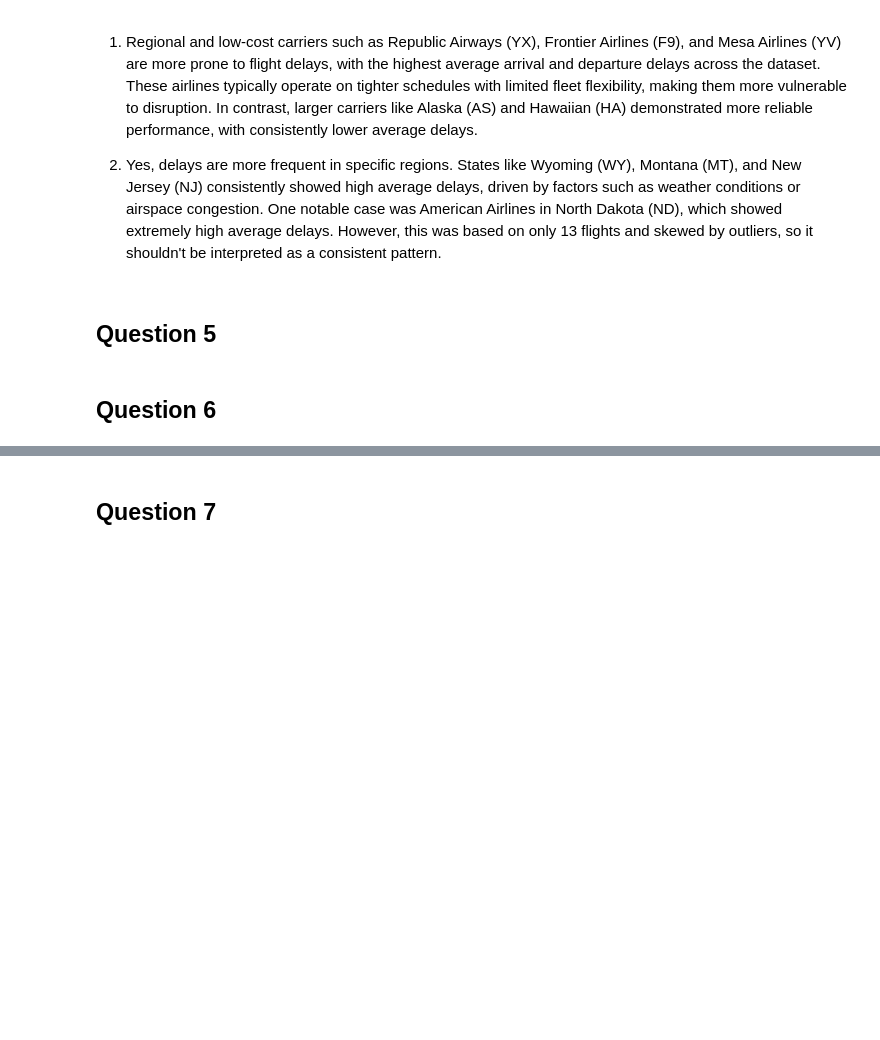
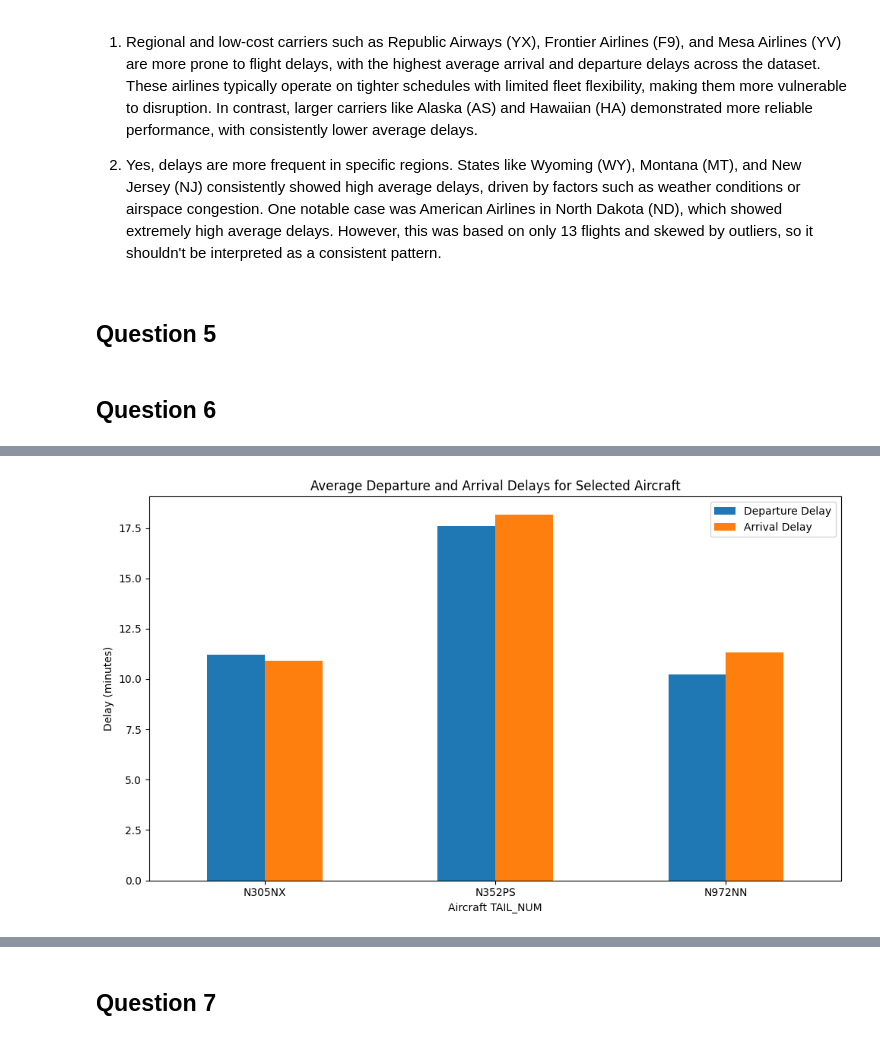
Before and after one commit to GauriRajesh733/DS3000-Practicum1, a Jupyter notebook: DS3000_Practicum1.ipynb, the cells around one changed output, grey strips where cells are left out. Cells and saved outputs as stored; diff of their text form; code cells hidden in the pictures; blank space fills up the shorter version.

Commit message:
Add completed DS3000 Practicum1 notebook with summary and analysis

```diff
--- a/DS3000_Practicum1.ipynb
+++ b/DS3000_Practicum1.ipynb
@@ -1127,3 +1127,82 @@ aa_nd_count, aa_nd_summary
 ## Question 5
 # %% [markdown]
 ## Question 6
+# %%
+import pandas as pd
+import matplotlib.pyplot as plt
+
+file_path = '2019_ONTIME_REPORTING_FSW-1.csv'
+df = pd.read_csv(file_path)
+
+selected_tail_nums = ['N972NN', 'N352PS', 'N305NX']
+filtered_df = df[df['TAIL_NUM'].isin(selected_tail_nums)].copy()
+
+for col in ['DEP_DELAY', 'ARR_DELAY', 'DISTANCE']:
+    filtered_df[col] = pd.to_numeric(filtered_df[col], errors='coerce')
+
+# --- 1. Summary statistics ---
+grouped = filtered_df.groupby('TAIL_NUM')
+summary = grouped.agg({
+    'DEP_DELAY': ['mean', 'max', 'min'],
+    'ARR_DELAY': ['mean', 'max', 'min'],
+    'DISTANCE': ['mean', 'max', 'min']
+}).round(2)
+
+print("Summary Statistics for Selected Aircraft:")
+print(summary)
+
+# --- 2. Bar plot for average delays ---
+summary_delay = summary[['DEP_DELAY', 'ARR_DELAY']].xs('mean', level=1, axis=1)
+summary_delay.plot(kind='bar', figsize=(10,6))
+plt.title('Average Departure and Arrival Delays for Selected Aircraft')
+plt.ylabel('Delay (minutes)')
+plt.xlabel('Aircraft TAIL_NUM')
+plt.xticks(rotation=0)
+plt.legend(['Departure Delay', 'Arrival Delay'])
+plt.tight_layout()
+plt.show()
+
+# --- 3. Bar plot for average distance ---
+summary_distance = summary['DISTANCE']['mean']
+summary_distance.plot(kind='bar', figsize=(8,5), color='green')
+plt.title('Average Distance Traveled for Selected Aircraft')
+plt.ylabel('Distance (miles)')
+plt.xlabel('Aircraft TAIL_NUM')
+plt.xticks(rotation=0)
+plt.tight_layout()
+plt.show()
+
+# --- 4. Top routes and delay breakdowns ---
+for tail_num in selected_tail_nums:
+    print(f"\nTop routes for {tail_num}:")
+    aircraft_data = filtered_df[filtered_df['TAIL_NUM'] == tail_num]
+    top_routes = aircraft_data.groupby(['ORIGIN', 'DEST']).size().reset_index(name='count').sort_values(by='count', ascending=False)
+    print(top_routes.head(5))
+
+    # Create a new 'Route' column combining ORIGIN and DEST
+    top_routes['Route'] = top_routes['ORIGIN'] + ' - ' + top_routes['DEST']
+
+    # Bar chart of top routes
+    top_routes.head(5).plot(kind='bar', x='Route', y='count', figsize=(10,5), title=f'Top Routes for {tail_num}')
+    plt.ylabel('Number of Flights')
+    plt.tight_layout()
+    plt.show()
+
+    # Delay breakdown by top routes
+    delay_by_route = aircraft_data.groupby(['ORIGIN', 'DEST']).agg({
+        'DEP_DELAY':'mean',
+        'ARR_DELAY':'mean'
+    }).reset_index().sort_values(by='DEP_DELAY', ascending=False)
+
+    # Create a new 'Route' column combining ORIGIN and DEST
+    delay_by_route['Route'] = delay_by_route['ORIGIN'] + ' - ' + delay_by_route['DEST']
+
+    print(f"\nMean delays by route for {tail_num}:")
+    print(delay_by_route.head(5))
+
+    # Bar chart for average delays by route
+    delay_by_route.head(5).plot(kind='bar', x='Route', y=['DEP_DELAY','ARR_DELAY'], figsize=(10,5), title=f'Mean Delays by Route for {tail_num}')
+    plt.ylabel('Delay (minutes)')
+    plt.tight_layout()
+    plt.show()
+# %% [output]
@@ -1129,0 +1216 @@ aa_nd_count, aa_nd_summary
+[figure, added]
```
Also changed, not shown: parts of 2 cells of this notebook.
